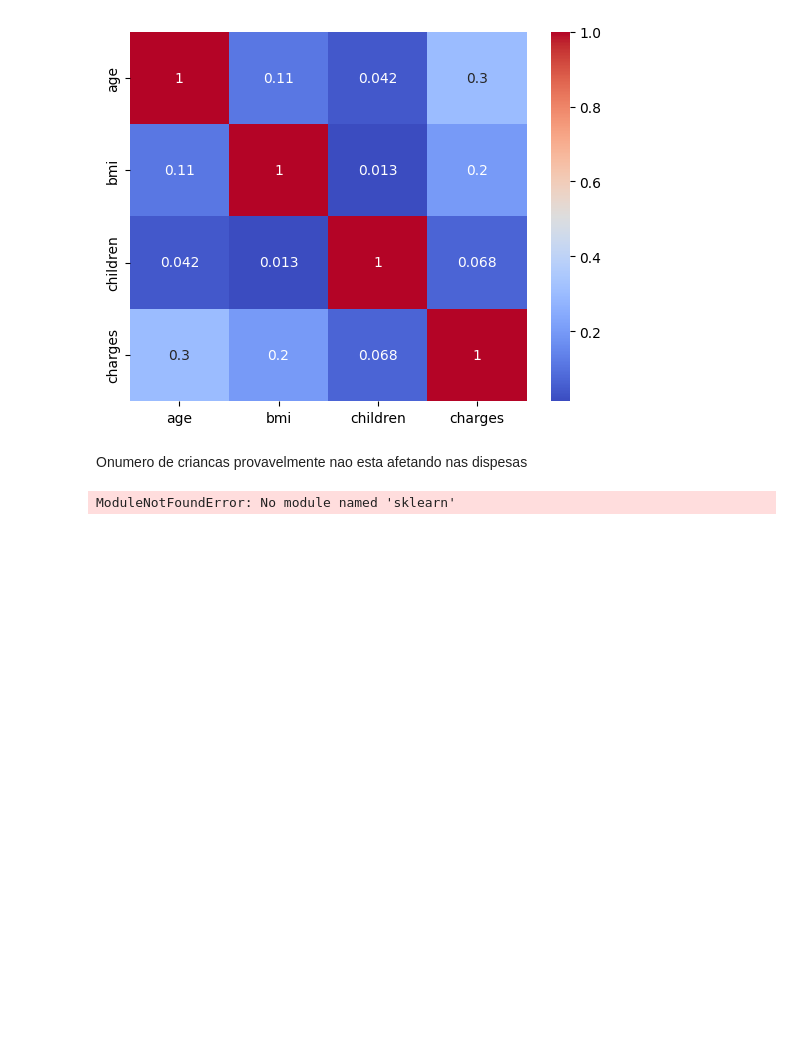
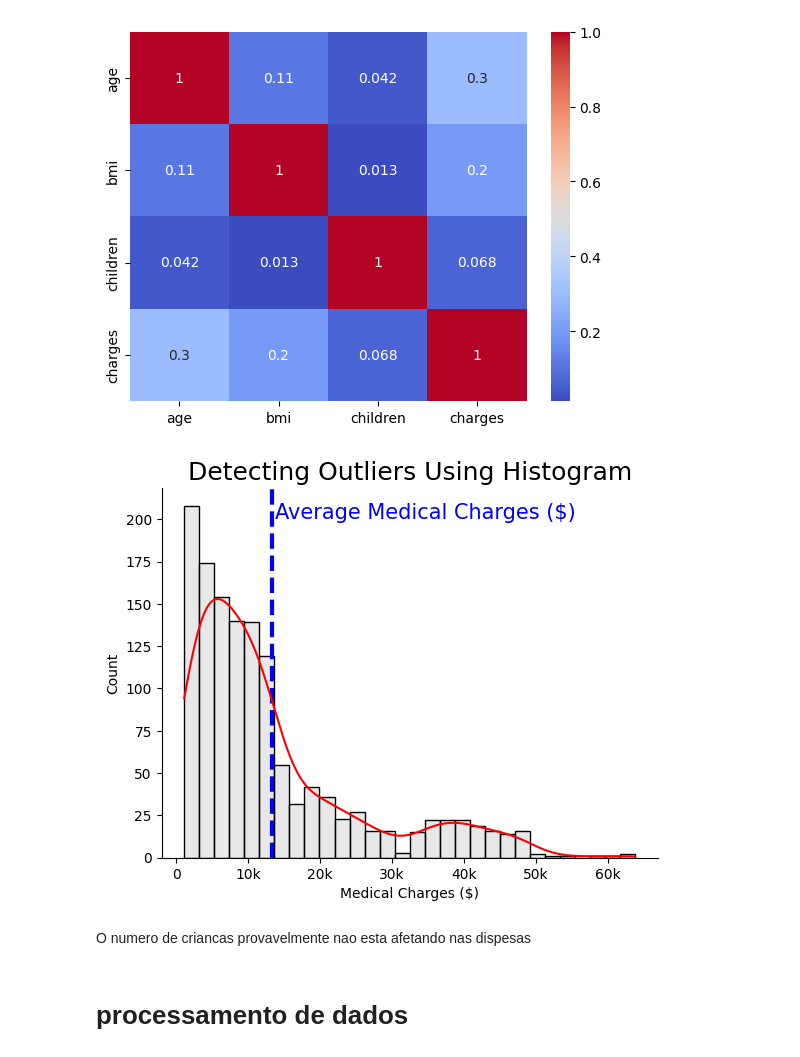
Before and after one commit to CarlosEduuu0/medical-cost-predict, a Jupyter notebook: anlysis.ipynb, the cells around one changed output. Saved outputs shown, nothing was run; the diff lists cells and outputs as text; code cells hidden in the pictures; blank space fills up the shorter version.

```diff
--- a/anlysis.ipynb
+++ b/anlysis.ipynb
@@ -108,12 +123,22 @@ sns.heatmap(df[['age', 'bmi', 'children', 'charges']].corr(), annot=True, cmap='
 # %% [output]
 <Axes: >
 [figure]
+# %%
+ax = sns.histplot(df['charges'], kde=True, color='lightgray')
+xticks = plt.gca().get_xticks()
+xlabels = [f"{round(i / 1000)}k" if i != 0 else "0" for i in xticks]
+plt.gca().set_xticklabels(xlabels)
+plt.gca().spines['top'].set_visible(False)
+plt.gca().spines['right'].set_visible(False);
+ax.lines[0].set_color('red')
+plt.axvline(df['charges'].mean(), linestyle='--', lw=3, zorder=1, color='blue')
+plt.annotate(f'Average Medical Charges ($)', (13700, 200), fontsize=15, color='blue')
+plt.title('Detecting Outliers Using Histogram', fontsize=18)
+plt.xlabel('Medical Charges ($)')
+plt.show()
+# %% [output]
+[figure, added]
 # %% [markdown]
-Onumero de criancas provavelmente nao esta afetando nas dispesas
+O numero de criancas provavelmente nao esta afetando nas dispesas
-# %%
-from sklearn.preprocessing import OneHotEncoder
-encoder = OneHotEncoder(sparse_output=False)
-
-df_encoded = encoder.fit9transform(df)
-# %% [output]
-ModuleNotFoundError: No module named 'sklearn'
+# %% [markdown]
+# processamento de dados
```
Also changed, not shown: parts of 24 cells of this notebook, 3 other files.
